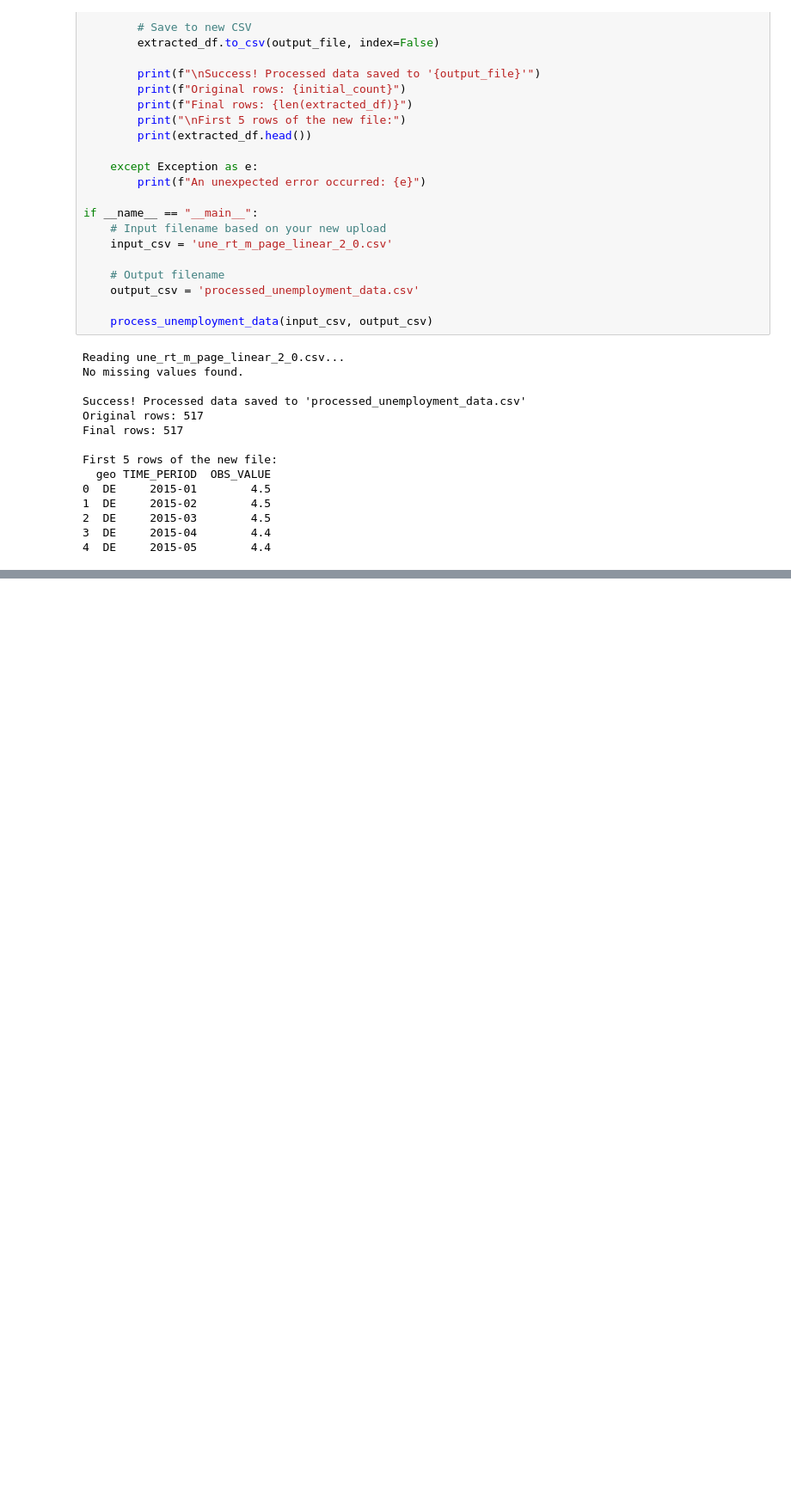
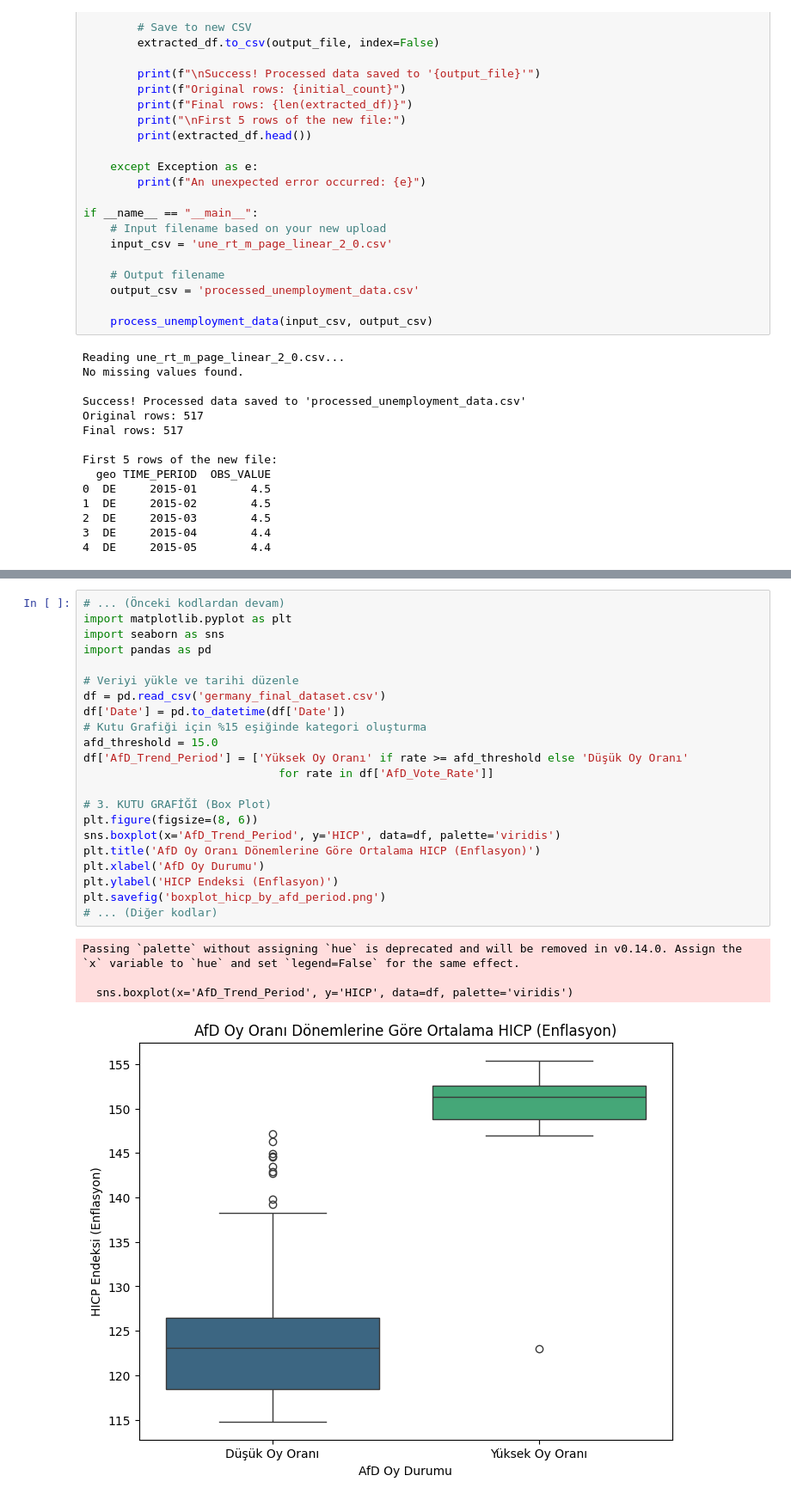
Before and after one commit to yusufOcakoglu/Deciding_the_MVP, a Jupyter notebook: collect_polls.ipynb, the cells around one changed output, grey strips where cells are left out. Shown at 86% size. Saved outputs shown, nothing was run; the diff lists cells and outputs as text; blank space fills up the shorter version.

```diff
--- a/collect_polls.ipynb
+++ b/collect_polls.ipynb
@@ -248,0 +593,27 @@ First 5 rows of the new file:
+# %%
+# ... (Önceki kodlardan devam)
+import matplotlib.pyplot as plt
+import seaborn as sns
+import pandas as pd
+
+# Veriyi yükle ve tarihi düzenle
+df = pd.read_csv('germany_final_dataset.csv')
+df['Date'] = pd.to_datetime(df['Date'])
+# Kutu Grafiği için %15 eşiğinde kategori oluşturma
+afd_threshold = 15.0
+df['AfD_Trend_Period'] = ['Yüksek Oy Oranı' if rate >= afd_threshold else 'Düşük Oy Oranı'
+                             for rate in df['AfD_Vote_Rate']]
+
+# 3. KUTU GRAFİĞİ (Box Plot)
+plt.figure(figsize=(8, 6))
+sns.boxplot(x='AfD_Trend_Period', y='HICP', data=df, palette='viridis')
+plt.title('AfD Oy Oranı Dönemlerine Göre Ortalama HICP (Enflasyon)')
+plt.xlabel('AfD Oy Durumu')
+plt.ylabel('HICP Endeksi (Enflasyon)')
+plt.savefig('boxplot_hicp_by_afd_period.png')
+# ... (Diğer kodlar)
+# %% [output]
+Passing `palette` without assigning `hue` is deprecated and will be removed in v0.14.0. Assign the `x` variable to `hue` and set `legend=False` for the same effect.
+
+  sns.boxplot(x='AfD_Trend_Period', y='HICP', data=df, palette='viridis')
+[figure, added]
```
Also changed, not shown: parts of 11 cells of this notebook, 10 other files.
